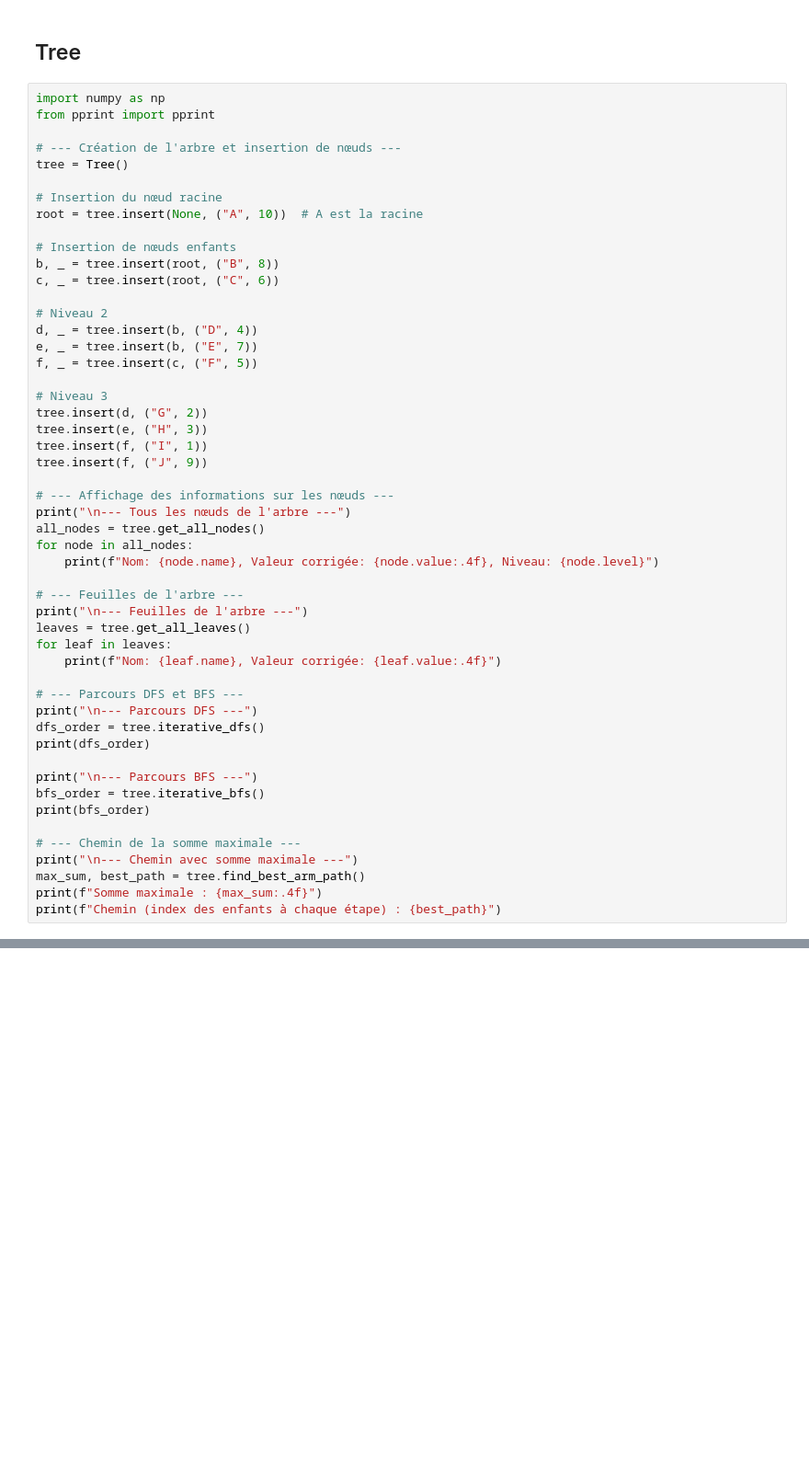
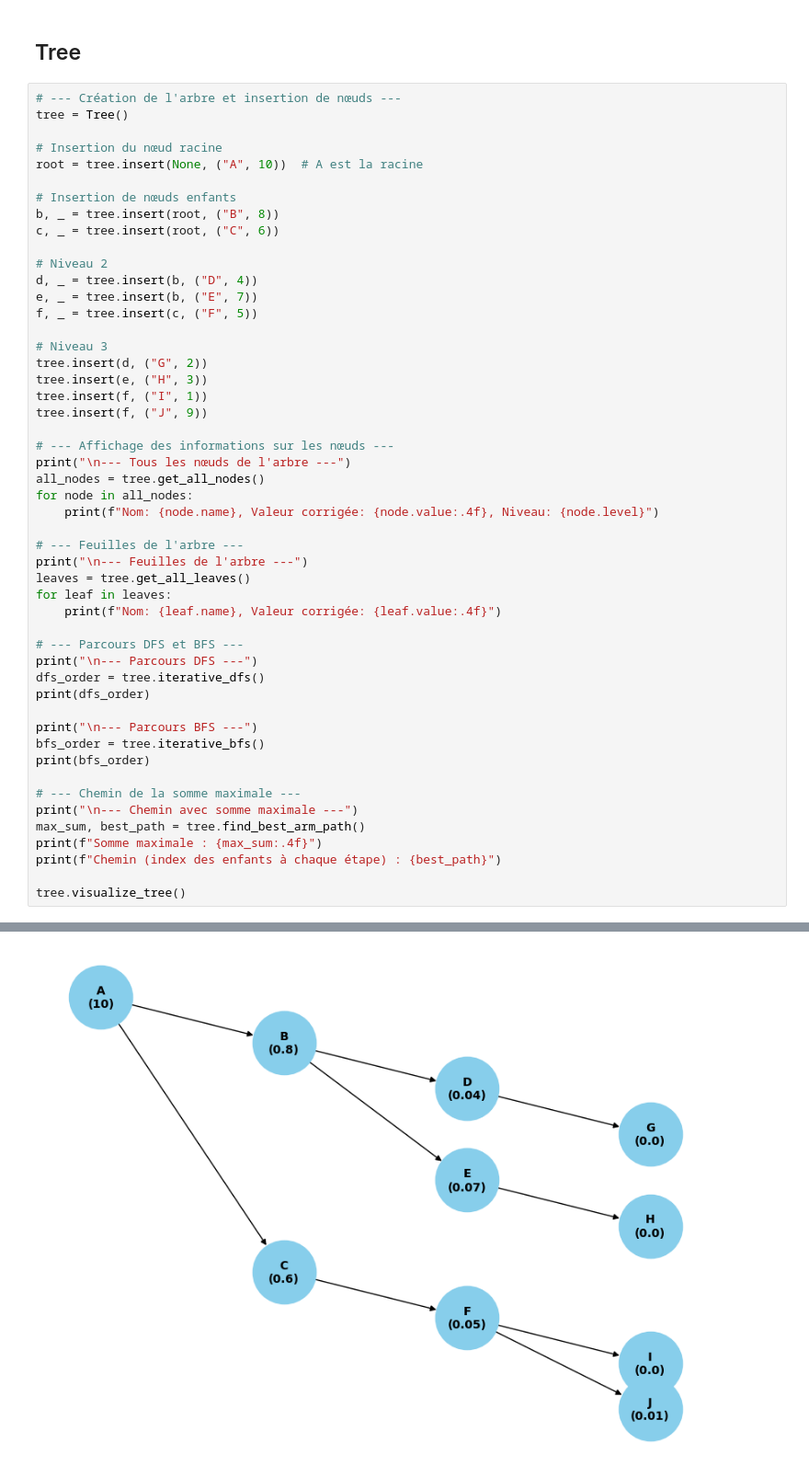
Before and after one commit to AugustinCablant/CRITEO-INTERNSHIP, a Jupyter notebook: use_code.ipynb, the cells around one changed output, grey strips where cells are left out. Shown at 92% size. Cells and saved outputs as stored; diff of their text form; blank space fills up the shorter version.

```diff
--- a/use_code.ipynb
+++ b/use_code.ipynb
@@ -36,9 +13,6 @@ ModuleNotFoundError: No module named 'numpy'
 # %% [markdown]
 ## Tree
 # %%
-import numpy as np
-from pprint import pprint
-
 # --- Création de l'arbre et insertion de nœuds ---
 tree = Tree()
 
@@ -86,3 +60,6 @@ print("\n--- Chemin avec somme maximale ---")
 max_sum, best_path = tree.find_best_arm_path()
 print(f"Somme maximale : {max_sum:.4f}")
 print(f"Chemin (index des enfants à chaque étape) : {best_path}")
+
+tree.visualize_tree()
+# %% [output]
@@ -88,0 +83 @@ print(f"Chemin (index des enfants à chaque étape) : {best_path}")
+[figure, added]
```
Also changed, not shown: parts of 8 cells of this notebook, 4 other files.
